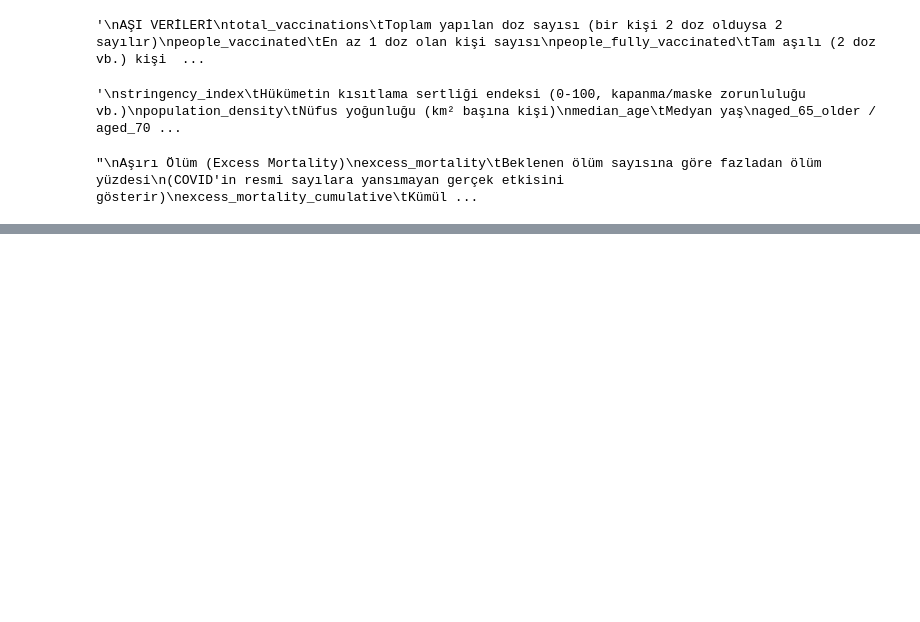
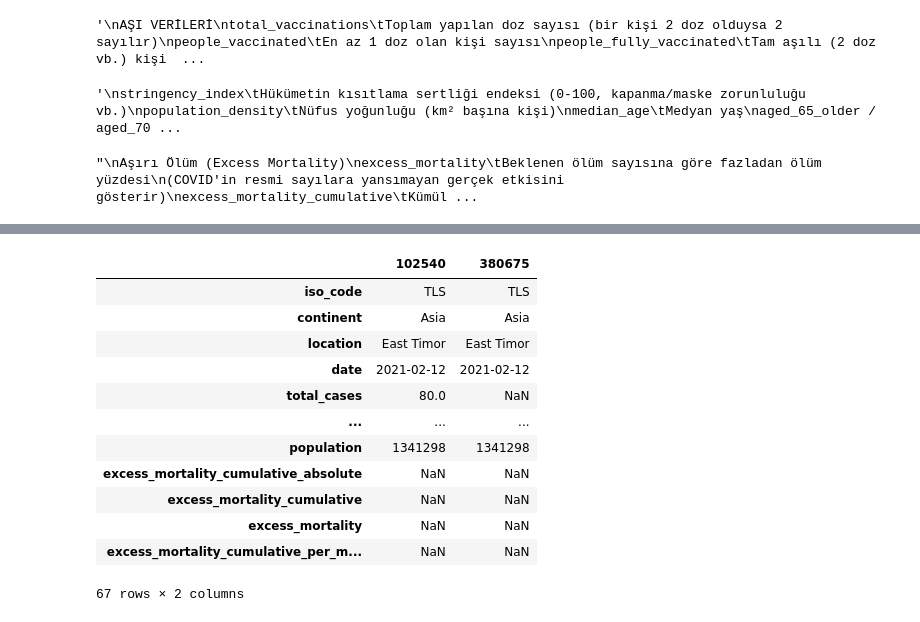
Before and after one commit to nazlican-engineer/CoronaVirusProject, a Jupyter notebook: covid_analysis.ipynb, the cells around one changed output, grey strips where cells are left out. Cells and saved outputs as stored; diff of their text form; code cells hidden in the pictures; blank space fills up the shorter version.

Commit message:
Analyze location groups, consolidate duplicate dates, and check date coverage

```diff
--- a/covid_analysis.ipynb
+++ b/covid_analysis.ipynb
@@ -198,0 +234,23 @@ excess_mortality_cumulative_per_million	Milyon kişi başına
+# %%
+continents = ['Africa', 'Asia', 'Europe', 'North America',
+              'South America', 'Oceania']
+
+income_groups = ['High-income countries', 'Low-income countries',
+                  'Lower-middle-income countries', 'Upper-middle-income countries']
+
+world_and_eu = ['World', 'European Union (27)']
+
+uk_subregions = ['England', 'Scotland', 'Wales', 'Northern Ireland']
+
+# 1. Sadece gerçek, bağımsız ülkeler — ana analizlerimiz için
+df_countries = df[~df['location'].isin(continents + income_groups + world_and_eu + uk_subregions)].copy()
+
+# 2. Sadece kıta toplamları
+df_continents = df[df['location'].isin(continents)].copy()
+
+# 3. Sadece gelir grubu toplamları
+df_income_groups = df[df['location'].isin(income_groups)].copy()
+
+print(f"Ülke bazlı veri: {len(df_countries)} satır")
+print(f"Kıta verisi: {len(df_continents)} satır")
+print(f"Gelir grubu verisi: {len(df_income_groups)} satır")
@@ -198,0 +356,31 @@ excess_mortality_cumulative_per_million	Milyon kişi başına
+# %%
+east_timor = df_countries[
+    df_countries['location'] == 'East Timor'
+].copy()
+
+east_timor_duplicates = east_timor[
+    east_timor.duplicated(subset=['date'], keep=False)
+].sort_values('date')
+
+# İlk tekrarlanan tarihin kayıtlarını yan yana göster
+first_date = east_timor_duplicates['date'].iloc[0]
+
+display(
+    east_timor_duplicates[
+        east_timor_duplicates['date'] == first_date
+    ].T
+)
+# %% [output]
+|  | 102540 | 380675 |
+| iso_code | TLS | TLS |
+| continent | Asia | Asia |
+| location | East Timor | East Timor |
+| date | 2021-02-12 | 2021-02-12 |
+| total_cases | 80.0 | NaN |
+| ... | ... | ... |
+| population | 1341298 | 1341298 |
+| excess_mortality_cumulative_absolute | NaN | NaN |
+| excess_mortality_cumulative | NaN | NaN |
+| excess_mortality | NaN | NaN |
+| excess_mortality_cumulative_per_m... | NaN | NaN |
+67 rows × 2 columns
```
Also changed, not shown: parts of 22 cells of this notebook.
